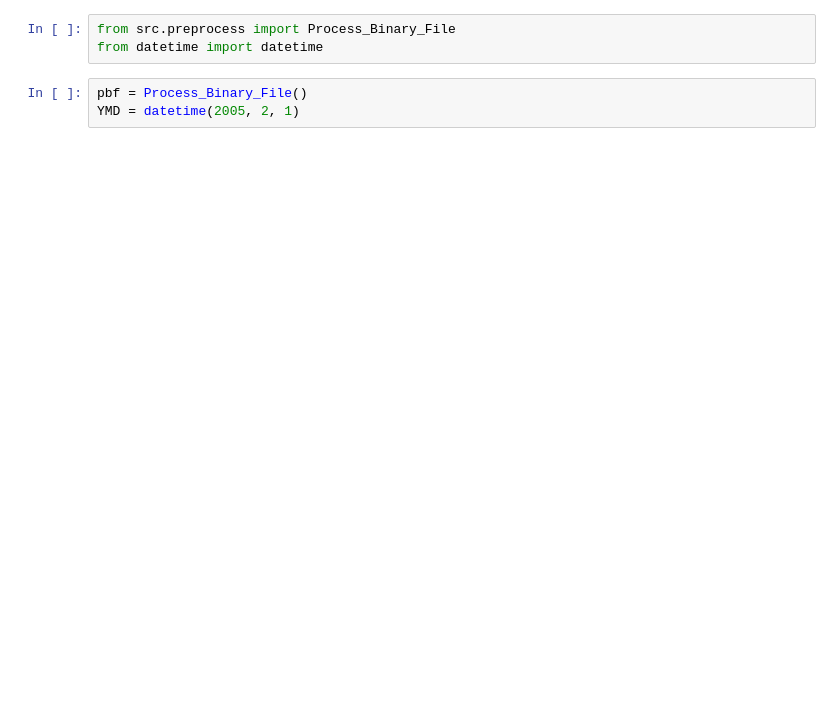
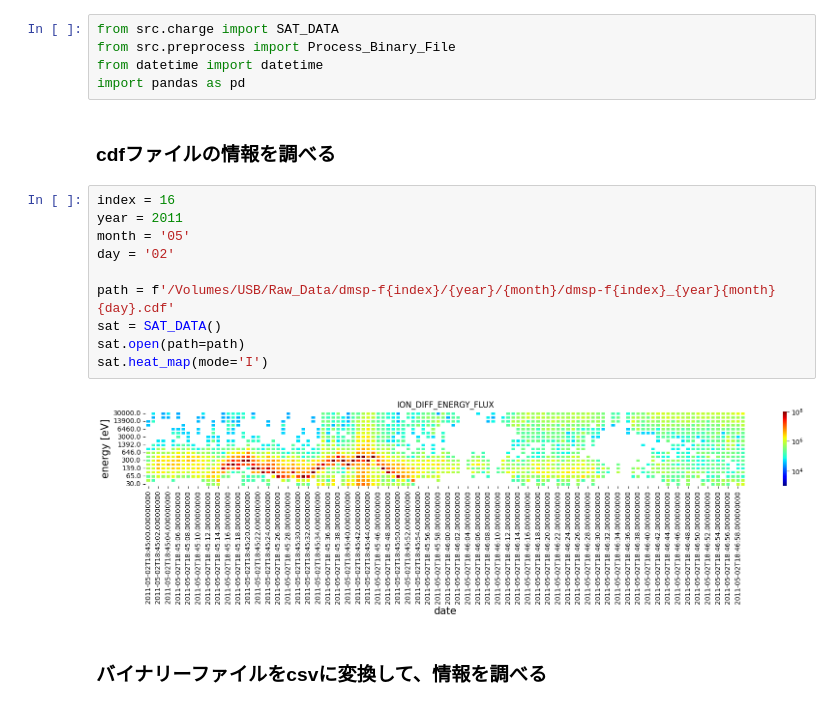
Before and after one commit to umeyuu/Satellite-Database, a Jupyter notebook: test.ipynb, the cells around one changed output. Saved outputs shown, nothing was run; the diff lists cells and outputs as text; blank space fills up the shorter version.

```diff
--- a/test.ipynb
+++ b/test.ipynb
@@ -1,7 +1,22 @@
 # %%
+from src.charge import SAT_DATA
 from src.preprocess import Process_Binary_File
 from datetime import datetime
+import pandas as pd
-# %%
-pbf = Process_Binary_File()
-YMD = datetime(2005, 2, 1)
+# %% [markdown]
+### cdfファイルの情報を調べる
+# %%
+index = 16
+year = 2011
+month = '05'
+day = '02'
+
+path = f'/Volumes/USB/Raw_Data/dmsp-f{index}/{year}/{month}/dmsp-f{index}_{year}{month}{day}.cdf'
+sat = SAT_DATA()
+sat.open(path=path)
+sat.heat_map(mode='I')
+# %% [output]
+[figure, added]
+# %% [markdown]
+### バイナリーファイルをcsvに変換して、情報を調べる
 # %%
```
Also changed, not shown: parts of 5 cells of this notebook.
